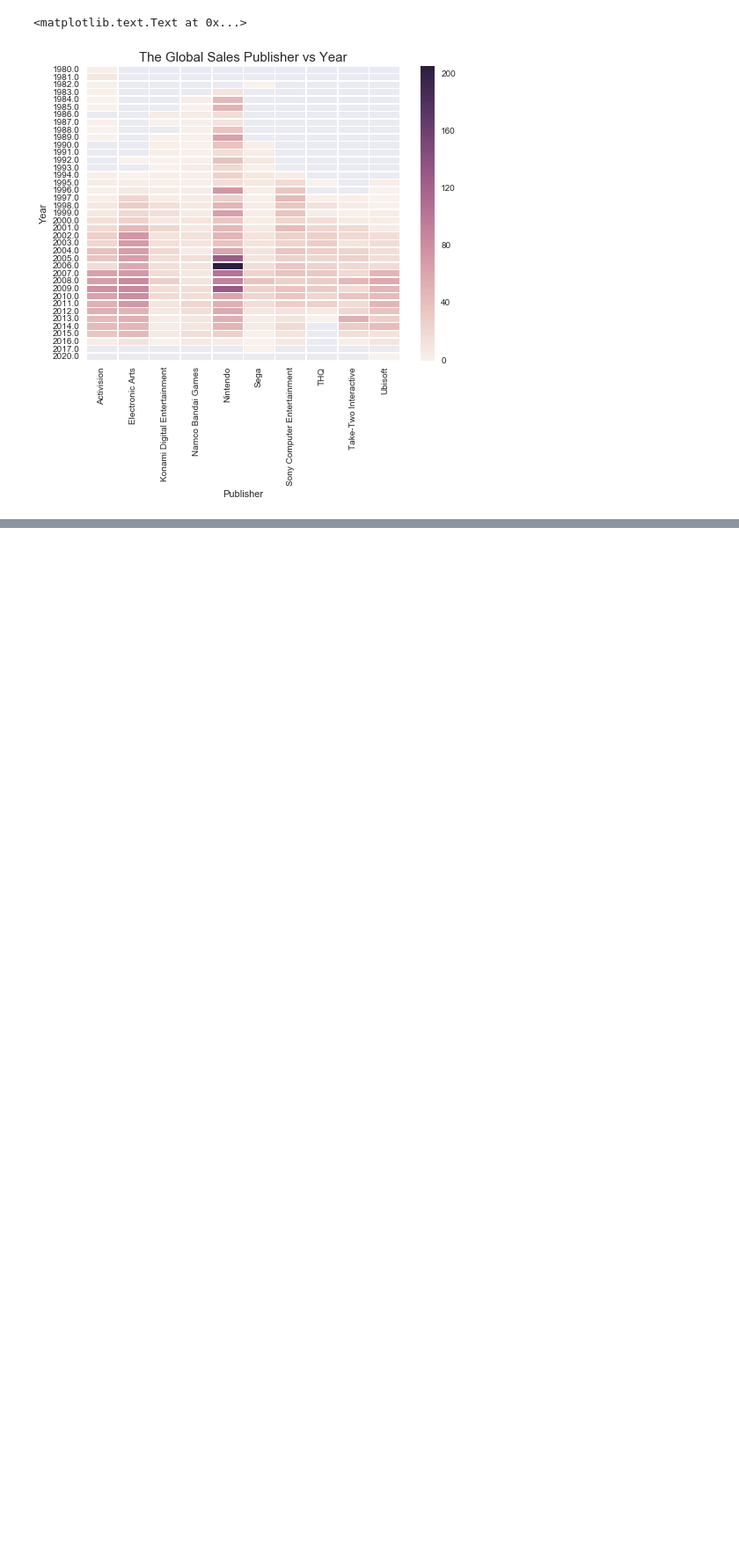
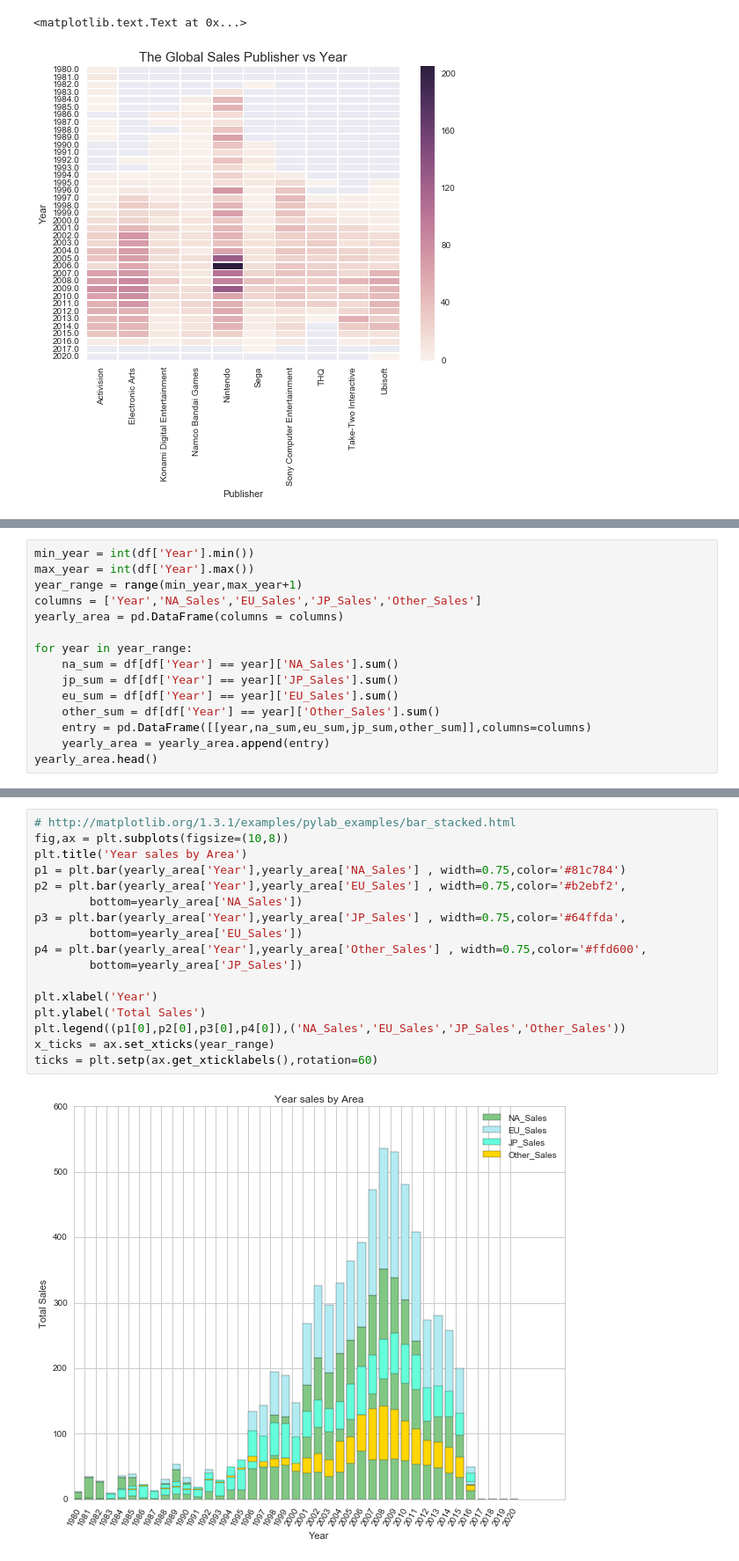
Before and after one commit to xingobar/visualization, a Jupyter notebook: video game sale.ipynb, the cells around one changed output, grey strips where cells are left out. Shown at 88% size. Drawn from its saved outputs; the diff is of its cells as text; blank space fills up the shorter version.

```diff
--- a/video game sale.ipynb
+++ b/video game sale.ipynb
@@ -278,0 +413,15 @@ plt.title('The Global Sales Publisher vs Year',fontsize=15)
+# %%
+min_year = int(df['Year'].min())
+max_year = int(df['Year'].max())
+year_range = range(min_year,max_year+1)
+columns = ['Year','NA_Sales','EU_Sales','JP_Sales','Other_Sales']
+yearly_area = pd.DataFrame(columns = columns)
+
+for year in year_range:
+    na_sum = df[df['Year'] == year]['NA_Sales'].sum()
+    jp_sum = df[df['Year'] == year]['JP_Sales'].sum()
+    eu_sum = df[df['Year'] == year]['EU_Sales'].sum()
+    other_sum = df[df['Year'] == year]['Other_Sales'].sum()
+    entry = pd.DataFrame([[year,na_sum,eu_sum,jp_sum,other_sum]],columns=columns)
+    yearly_area = yearly_area.append(entry)
+yearly_area.head()
@@ -278,0 +435,19 @@ plt.title('The Global Sales Publisher vs Year',fontsize=15)
+# %%
+# http://matplotlib.org/1.3.1/examples/pylab_examples/bar_stacked.html
+fig,ax = plt.subplots(figsize=(10,8))
+plt.title('Year sales by Area')
+p1 = plt.bar(yearly_area['Year'],yearly_area['NA_Sales'] , width=0.75,color='#81c784')
+p2 = plt.bar(yearly_area['Year'],yearly_area['EU_Sales'] , width=0.75,color='#b2ebf2',
+        bottom=yearly_area['NA_Sales'])
+p3 = plt.bar(yearly_area['Year'],yearly_area['JP_Sales'] , width=0.75,color='#64ffda',
+        bottom=yearly_area['EU_Sales'])
+p4 = plt.bar(yearly_area['Year'],yearly_area['Other_Sales'] , width=0.75,color='#ffd600',
+        bottom=yearly_area['JP_Sales'])
+
+plt.xlabel('Year')
+plt.ylabel('Total Sales')
+plt.legend((p1[0],p2[0],p3[0],p4[0]),('NA_Sales','EU_Sales','JP_Sales','Other_Sales'))
+x_ticks = ax.set_xticks(year_range)
+ticks = plt.setp(ax.get_xticklabels(),rotation=60)
+# %% [output]
+[figure, added]
```
Also changed, not shown: parts of 11 cells of this notebook.
